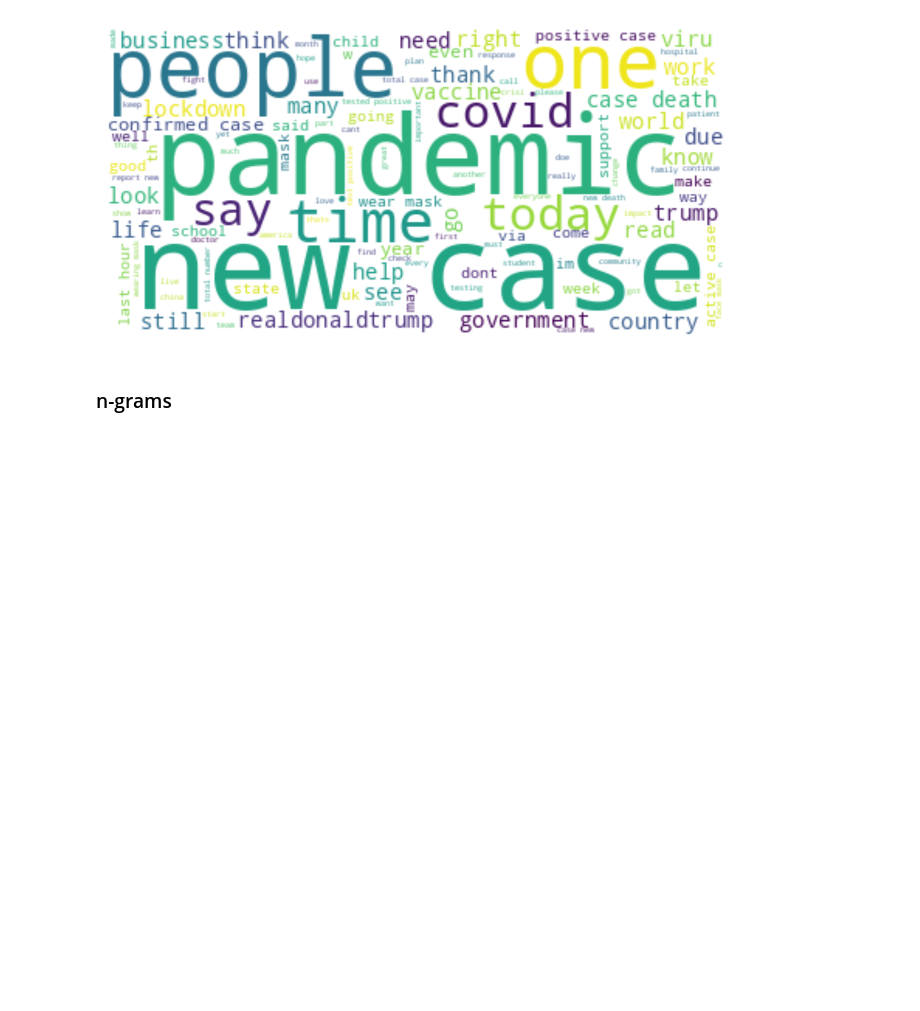
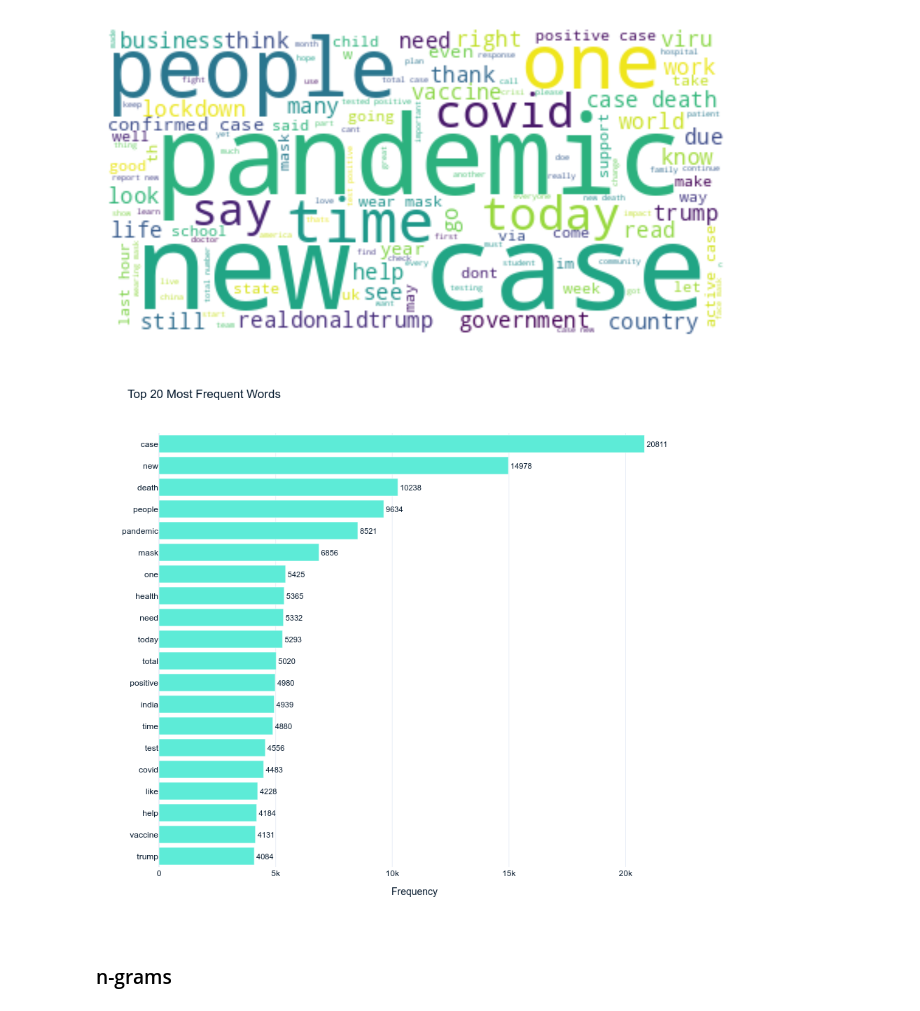
Before and after one commit to esteban-russi/Topic_Modeling_LDA_with_COVID19_Tweets, a Jupyter notebook: Topic_Modeling_LDA_with_COVID19_Tweets.ipynb, the cells around one changed output. Saved outputs shown, nothing was run; the diff lists cells and outputs as text; code cells hidden in the pictures; blank space fills up the shorter version.

```diff
--- a/Topic_Modeling_LDA_with_COVID19_Tweets.ipynb
+++ b/Topic_Modeling_LDA_with_COVID19_Tweets.ipynb
@@ -167,34 +174,42 @@ n = 20
 # Count the frequency of tokens in the 'lemmatized_text' column
 words = [word for words in df['filtered_text'] for word in words]
 token_counts = Counter(words)
 
 # Get the most common tokens (e.g., top 10) in reverse order
 most_common_tokens = token_counts.most_common(n)[::-1]
 
 # Split the tokens and their counts for plotting
 tokens, counts = zip(*most_common_tokens)
 
 ## -------------------------------------------- VISUALIZE --------------------------------------------
 
 # Create a horizontal bar chart using Plotly
 fig = px.bar(x=counts, y=tokens, text=counts,
              labels={'x': 'Frequency', 'y': ''}, title=f'Top {n} Most Frequent Words')
 
 # Customize the layout
 fig.update_xaxes(title_text='Frequency')
 fig.update_yaxes(categoryorder='total ascending')  # Sort the bars by frequency
 fig.update_layout(showlegend=False)  # Hide the legend
 
 # Set the figure size (width and height)
 fig.update_layout(width=900, height=800)
 
 # Set the background color to white
 fig.update_layout(plot_bgcolor='white')
 
 # Show the Plotly chart with data labels and a custom figure size
 fig.update_traces(textposition='outside',textangle=0, marker=dict(color='#5DEBD7'),
                   textfont=dict(size=11)) # Rotate labels to 0°
-fig.show()
+#fig.show()
+
+# Save the figure as an image
+fig.write_image("temp_figure.png")
+
+# Display the image
+Image("temp_figure.png")
+# %% [output]
+[figure, added]
 # %% [markdown]
 ### n-grams
 # %% [markdown]
```
Also changed, not shown: parts of 9 cells of this notebook.
